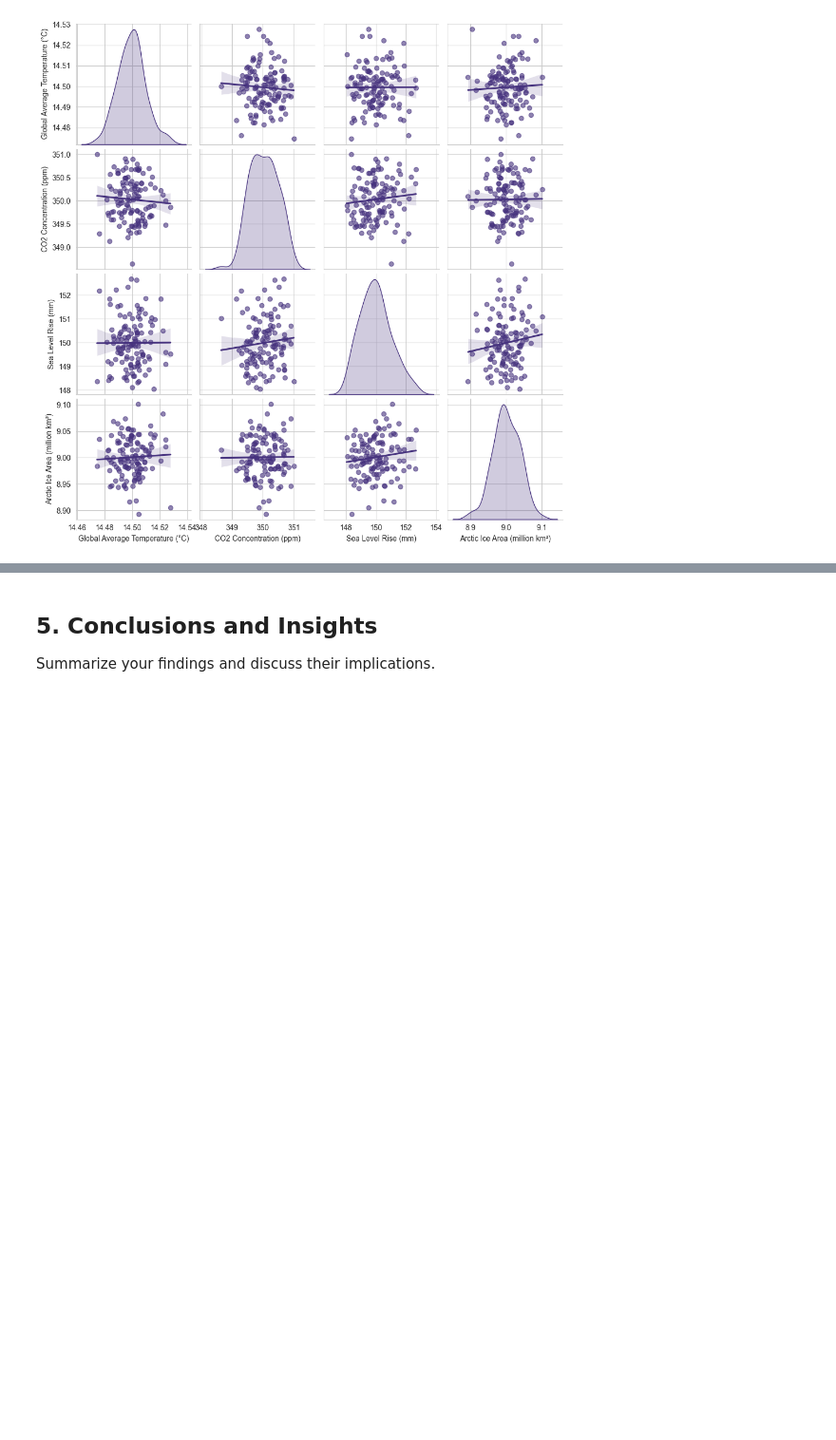
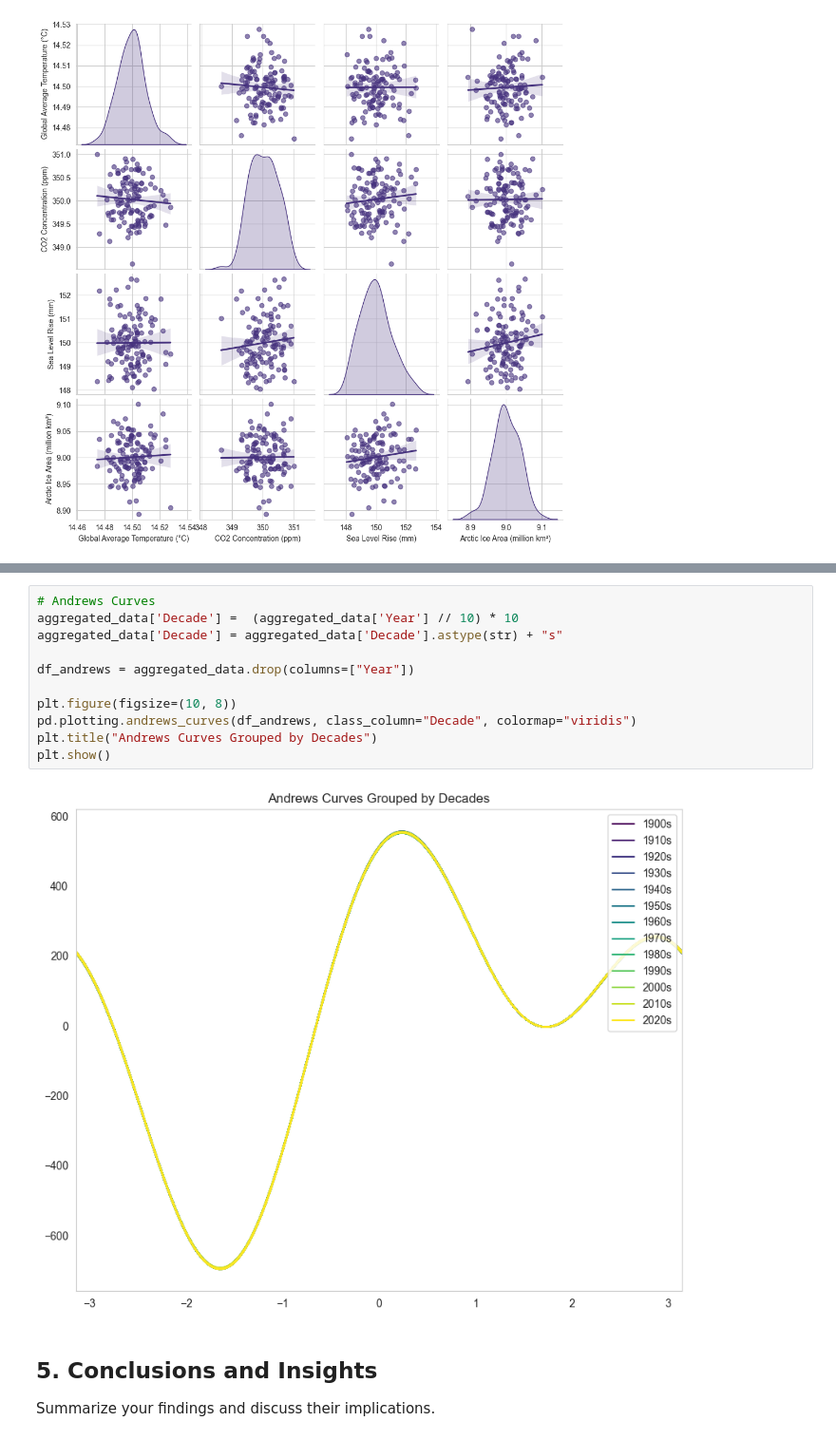
Before and after one commit to Omdena-NIC-Nepal/complete-eda-letsdoit, a Jupyter notebook: climate_eda.ipynb, the cells around one changed output, grey strips where cells are left out. Shown at 95% size. Drawn from its saved outputs; the diff is of its cells as text; blank space fills up the shorter version.

Commit message:
Trying to do Andrews Curve, but did not work out

```diff
--- a/climate_eda.ipynb
+++ b/climate_eda.ipynb
@@ -484,6 +484,19 @@ create_heatmap(df_heatmap)
 | CO2 Concentration (ppm) | -0.067980 | 1.000000 | 0.098212 | 0.009986 |
 | Sea Level Rise (mm) | 0.003878 | 0.098212 | 1.000000 | 0.129528 |
 | Arctic Ice Area (million km²) | 0.047027 | 0.009986 | 0.129528 | 1.000000 |
+# %%
+# Andrews Curves
+aggregated_data['Decade'] =  (aggregated_data['Year'] // 10) * 10
+aggregated_data['Decade'] = aggregated_data['Decade'].astype(str) + "s"
+
+df_andrews = aggregated_data.drop(columns=["Year"])
+
+plt.figure(figsize=(10, 8))
+pd.plotting.andrews_curves(df_andrews, class_column="Decade", colormap="viridis")
+plt.title("Andrews Curves Grouped by Decades")
+plt.show()
+# %% [output]
+[figure, added]
 # %% [markdown]
 ## 5. Conclusions and Insights
 
```
